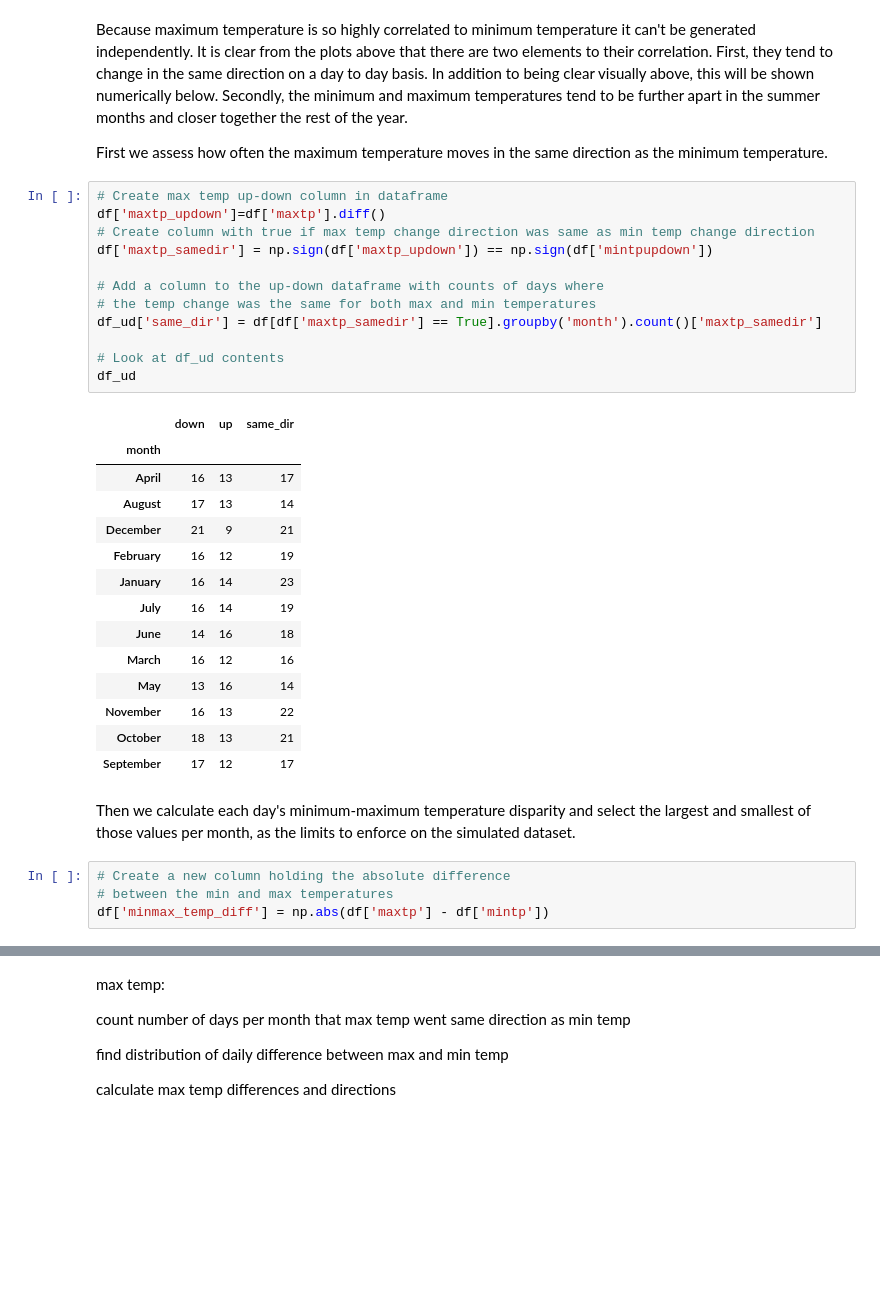
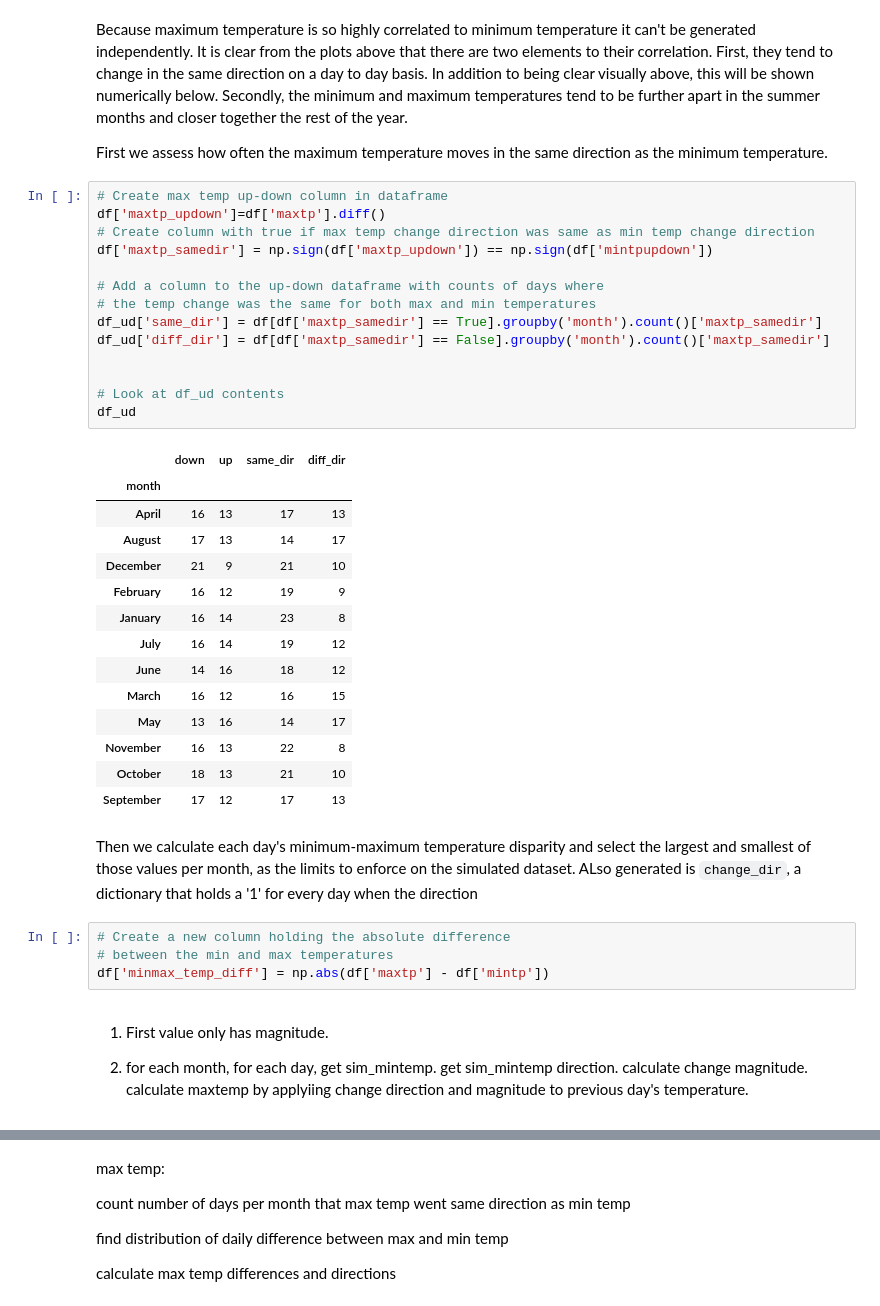
Before and after one commit to fod/simulation, a Jupyter notebook: simulation.ipynb, the cells around one changed output, grey strips where cells are left out. Drawn from its saved outputs; the diff is of its cells as text; blank space fills up the shorter version.

```diff
--- a/simulation.ipynb
+++ b/simulation.ipynb
@@ -245,33 +245,39 @@ First we assess how often the maximum temperature moves in the same direction as
 # %%
 # Create max temp up-down column in dataframe
 df['maxtp_updown']=df['maxtp'].diff()
 # Create column with true if max temp change direction was same as min temp change direction
 df['maxtp_samedir'] = np.sign(df['maxtp_updown']) == np.sign(df['mintpupdown'])
 
 # Add a column to the up-down dataframe with counts of days where
 # the temp change was the same for both max and min temperatures
 df_ud['same_dir'] = df[df['maxtp_samedir'] == True].groupby('month').count()['maxtp_samedir']
+df_ud['diff_dir'] = df[df['maxtp_samedir'] == False].groupby('month').count()['maxtp_samedir']
+
 
 # Look at df_ud contents
 df_ud
 # %% [output]
-|  | down | up | same_dir |
-| month |  |  |  |
-| April | 16 | 13 | 17 |
-| August | 17 | 13 | 14 |
-| December | 21 | 9 | 21 |
-| February | 16 | 12 | 19 |
-| January | 16 | 14 | 23 |
-| July | 16 | 14 | 19 |
-| June | 14 | 16 | 18 |
-| March | 16 | 12 | 16 |
-| May | 13 | 16 | 14 |
-| November | 16 | 13 | 22 |
-| October | 18 | 13 | 21 |
-| September | 17 | 12 | 17 |
+|  | down | up | same_dir | diff_dir |
+| month |  |  |  |  |
+| April | 16 | 13 | 17 | 13 |
+| August | 17 | 13 | 14 | 17 |
+| December | 21 | 9 | 21 | 10 |
+| February | 16 | 12 | 19 | 9 |
+| January | 16 | 14 | 23 | 8 |
+| July | 16 | 14 | 19 | 12 |
+| June | 14 | 16 | 18 | 12 |
+| March | 16 | 12 | 16 | 15 |
+| May | 13 | 16 | 14 | 17 |
+| November | 16 | 13 | 22 | 8 |
+| October | 18 | 13 | 21 | 10 |
+| September | 17 | 12 | 17 | 13 |
 # %% [markdown]
-Then we calculate each day's minimum-maximum temperature disparity and select the largest and smallest of those values per month, as the limits to enforce on the simulated dataset.
+Then we calculate each day's minimum-maximum temperature disparity and select the largest and smallest of those values per month, as the limits to enforce on the simulated dataset. ALso generated is `change_dir`, a dictionary that holds a '1' for every day when the direction
 # %%
 # Create a new column holding the absolute difference
 # between the min and max temperatures
 df['minmax_temp_diff'] = np.abs(df['maxtp'] - df['mintp'])
+# %% [markdown]
+1. First value only has magnitude.
+
+1. for each month, for each day, get sim_mintemp. get sim_mintemp direction. calculate change magnitude. calculate maxtemp by applyiing change direction and magnitude to previous day's temperature.
```
Also changed, not shown: parts of 5 cells of this notebook.
